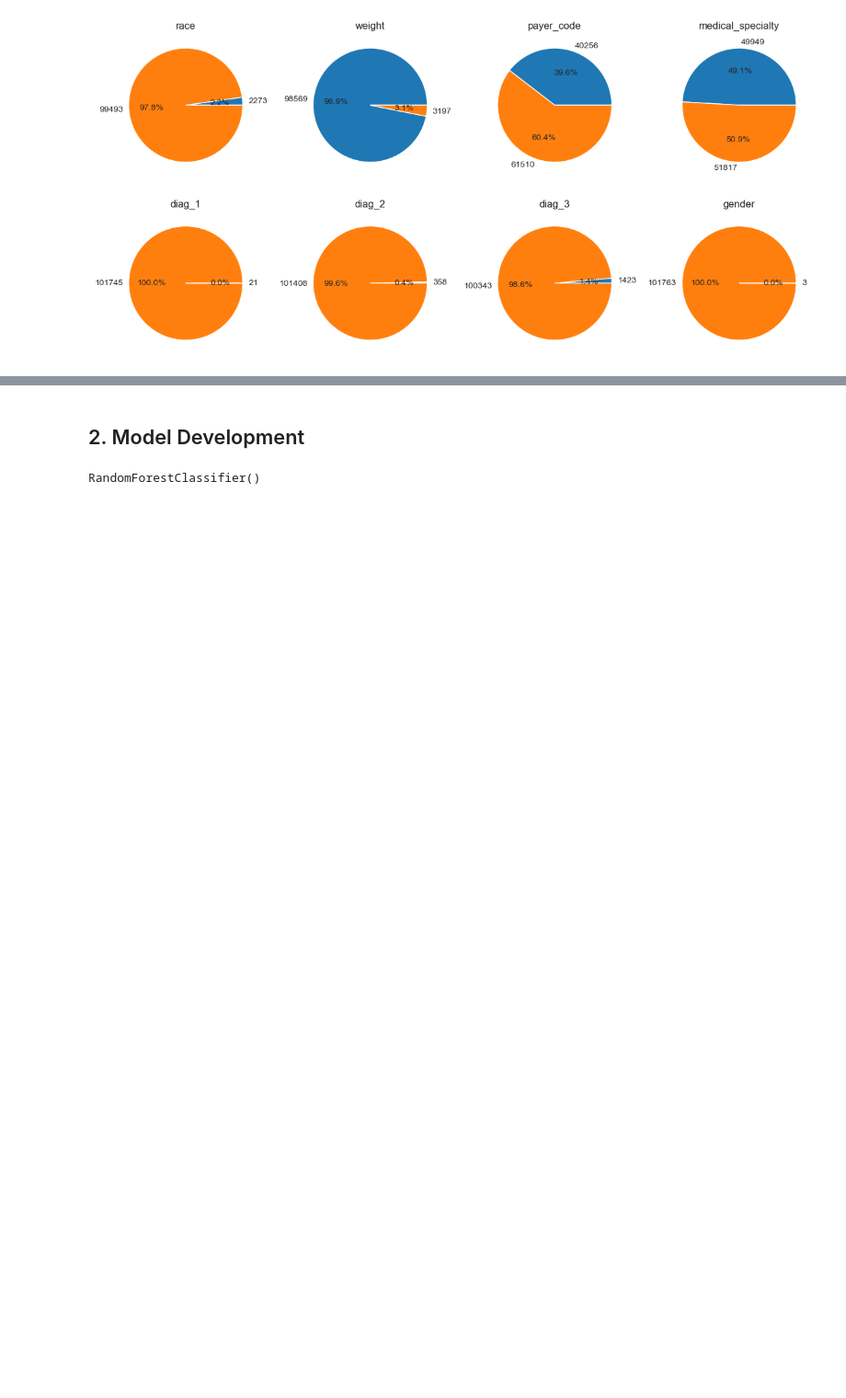
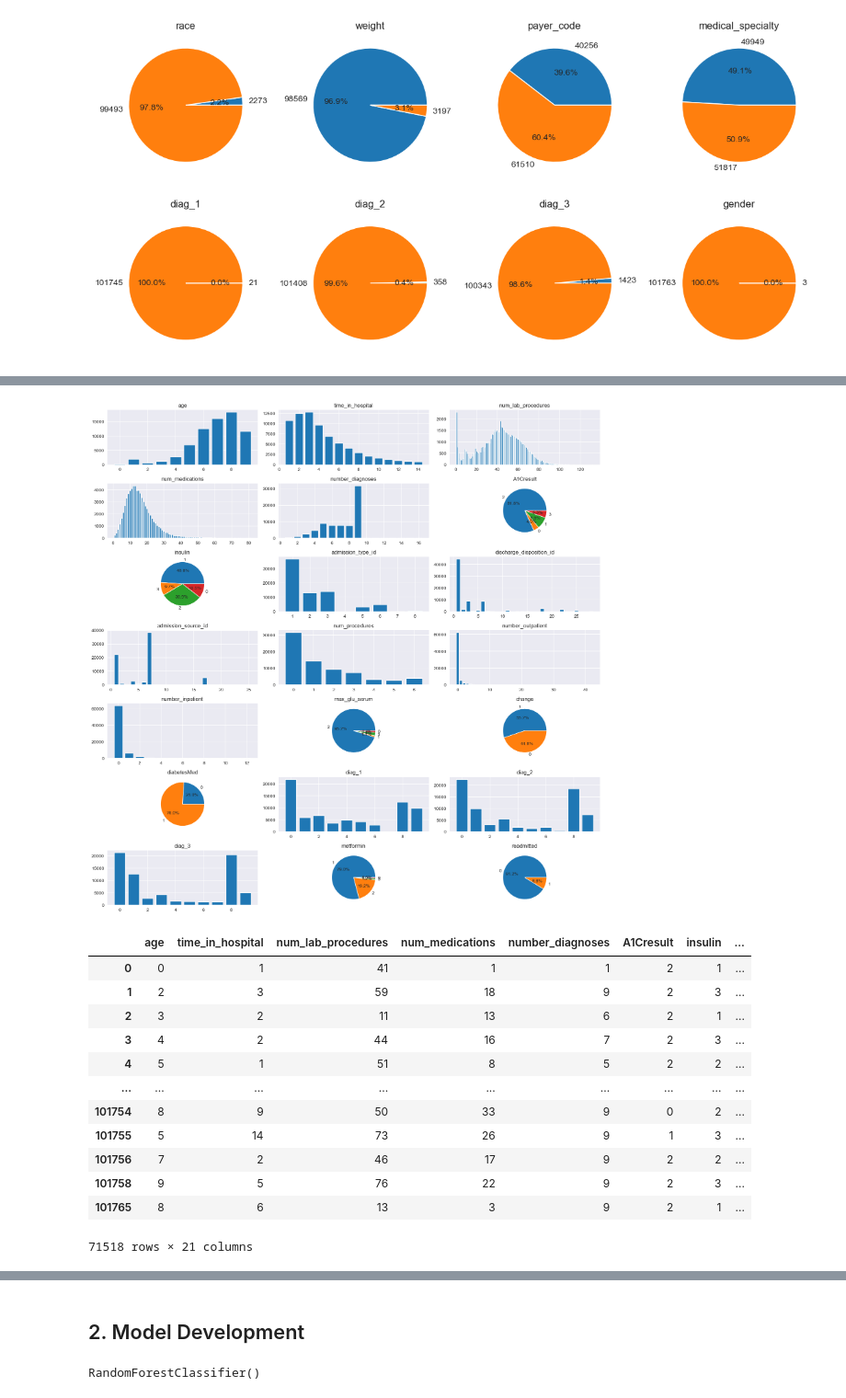
Before and after one commit to FaranF22/ml4, a Jupyter notebook: Assignment4.ipynb, the cells around one changed output, grey strips where cells are left out. Shown at 92% size. Drawn from its saved outputs; the diff is of its cells as text; code cells hidden in the pictures; blank space fills up the shorter version.

```diff
--- a/Assignment4.ipynb
+++ b/Assignment4.ipynb
@@ -275,6 +268,51 @@ le = LabelEncoder()
 for col in df.columns:
     if df[col].dtype == 'object':
         df[col] = le.fit_transform(df[col])
+# %%
+# Selecting columns
+cols = ['age', 'time_in_hospital', 'num_lab_procedures', 'num_medications', 'number_diagnoses', 'A1Cresult', 'insulin', 'admission_type_id', 'discharge_disposition_id', 'admission_source_id', 'num_procedures', 'number_outpatient', 'number_inpatient', 'max_glu_serum', 'change', 'diabetesMed', 'diag_1', 'diag_2', 'diag_3', 'metformin', 'readmitted']
+
+df = df[cols]
+
+def count_items(column_name):
+    item_count = {}
+    for item in df[column_name]:
+        if item in item_count:
+            item_count[item] += 1
+        else:
+            item_count[item] = 1
+    return item_count
+
+fig, axs = plt.subplots(7, 3, figsize=(16, 16))
+axs = axs.flatten()
+
+for i in range(len(cols)):
+    count = count_items(cols[i])
+    if len(count) > 5:
+        axs[i].bar(count.keys(), count.values())
+        axs[i].set_title(cols[i])
+    else:
+        axs[i].pie(count.values(), labels = count.keys(), autopct='%1.1f%%')
+        axs[i].set_title(cols[i])
+
+plt.tight_layout()
+plt.show()
+df
+# %% [output]
+[figure, added]
+|  | age | time_in_hospital | num_lab_procedures | num_medications | number_diagnoses | A1Cresult | insulin | ... |
+| 0 | 0 | 1 | 41 | 1 | 1 | 2 | 1 | ... |
+| 1 | 2 | 3 | 59 | 18 | 9 | 2 | 3 | ... |
+| 2 | 3 | 2 | 11 | 13 | 6 | 2 | 1 | ... |
+| 3 | 4 | 2 | 44 | 16 | 7 | 2 | 3 | ... |
+| 4 | 5 | 1 | 51 | 8 | 5 | 2 | 2 | ... |
+| ... | ... | ... | ... | ... | ... | ... | ... | ... |
+| 101754 | 8 | 9 | 50 | 33 | 9 | 0 | 2 | ... |
+| 101755 | 5 | 14 | 73 | 26 | 9 | 1 | 3 | ... |
+| 101756 | 7 | 2 | 46 | 17 | 9 | 2 | 2 | ... |
+| 101758 | 9 | 5 | 76 | 22 | 9 | 2 | 3 | ... |
+| 101765 | 8 | 6 | 13 | 3 | 9 | 2 | 1 | ... |
+71518 rows × 21 columns
 # %%
 # Group by readmitted to count the number of each category by under 30 days or not
 
```
Also changed, not shown: parts of 22 cells of this notebook, 1 other file.
